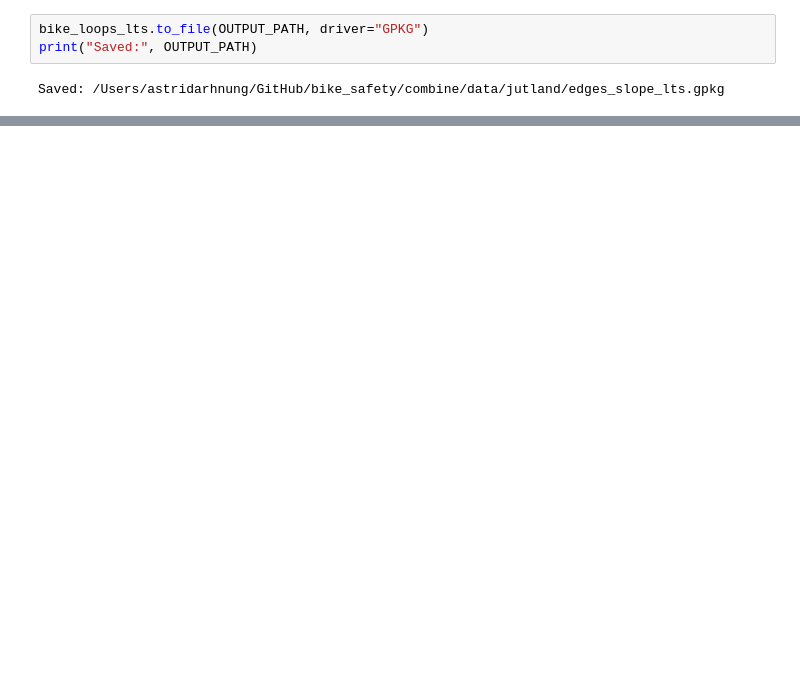
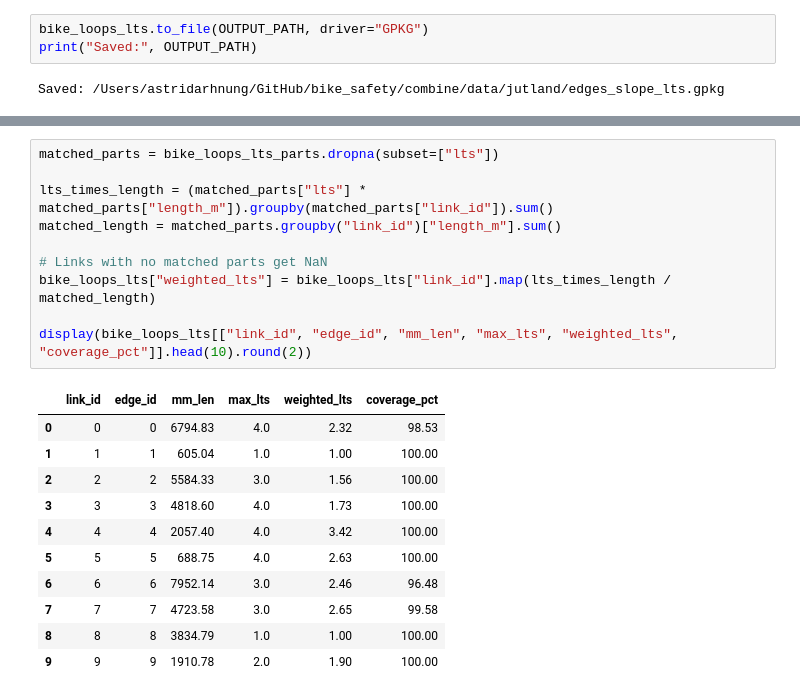
Before and after one commit to AstridArh/bike_safety, a Jupyter notebook: combine/combine_jutland.ipynb, the cells around one changed output, grey strips where cells are left out. Saved outputs shown, nothing was run; the diff lists cells and outputs as text; blank space fills up the shorter version.

```diff
--- a/combine/combine_jutland.ipynb
+++ b/combine/combine_jutland.ipynb
@@ -317,0 +378,22 @@ print("Saved:", OUTPUT_PARTS_PATH)
+# %%
+matched_parts = bike_loops_lts_parts.dropna(subset=["lts"])
+
+lts_times_length = (matched_parts["lts"] * matched_parts["length_m"]).groupby(matched_parts["link_id"]).sum()
+matched_length = matched_parts.groupby("link_id")["length_m"].sum()
+
+# Links with no matched parts get NaN
+bike_loops_lts["weighted_lts"] = bike_loops_lts["link_id"].map(lts_times_length / matched_length)
+
+display(bike_loops_lts[["link_id", "edge_id", "mm_len", "max_lts", "weighted_lts", "coverage_pct"]].head(10).round(2))
+# %% [output]
+|  | link_id | edge_id | mm_len | max_lts | weighted_lts | coverage_pct |
+| 0 | 0 | 0 | 6794.83 | 4.0 | 2.32 | 98.53 |
+| 1 | 1 | 1 | 605.04 | 1.0 | 1.00 | 100.00 |
+| 2 | 2 | 2 | 5584.33 | 3.0 | 1.56 | 100.00 |
+| 3 | 3 | 3 | 4818.60 | 4.0 | 1.73 | 100.00 |
+| 4 | 4 | 4 | 2057.40 | 4.0 | 3.42 | 100.00 |
+| 5 | 5 | 5 | 688.75 | 4.0 | 2.63 | 100.00 |
+| 6 | 6 | 6 | 7952.14 | 3.0 | 2.46 | 96.48 |
+| 7 | 7 | 7 | 4723.58 | 3.0 | 2.65 | 99.58 |
+| 8 | 8 | 8 | 3834.79 | 1.0 | 1.00 | 100.00 |
+| 9 | 9 | 9 | 1910.78 | 2.0 | 1.90 | 100.00 |
```
Also changed, not shown: parts of 15 cells of this notebook.
